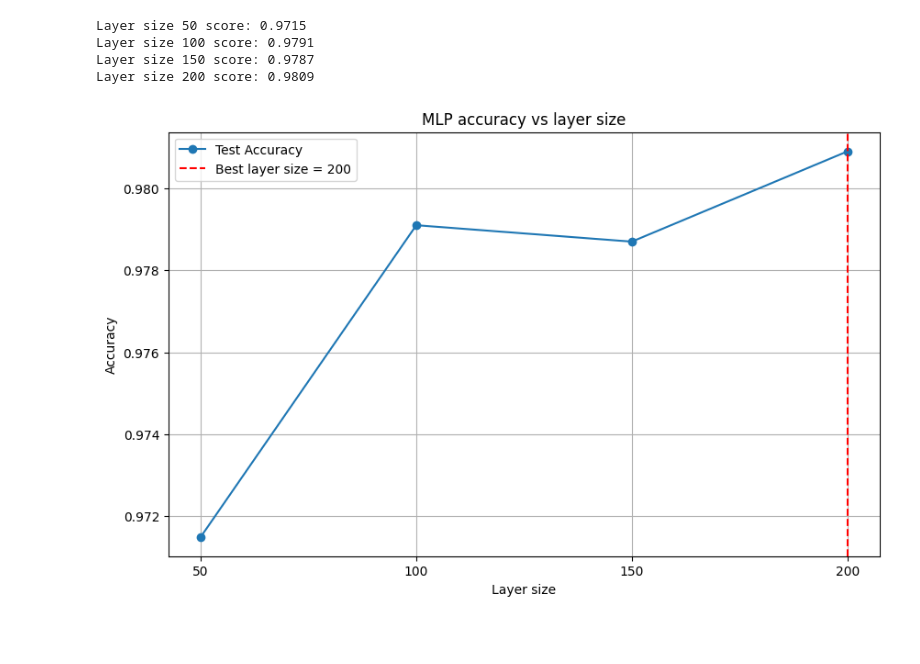
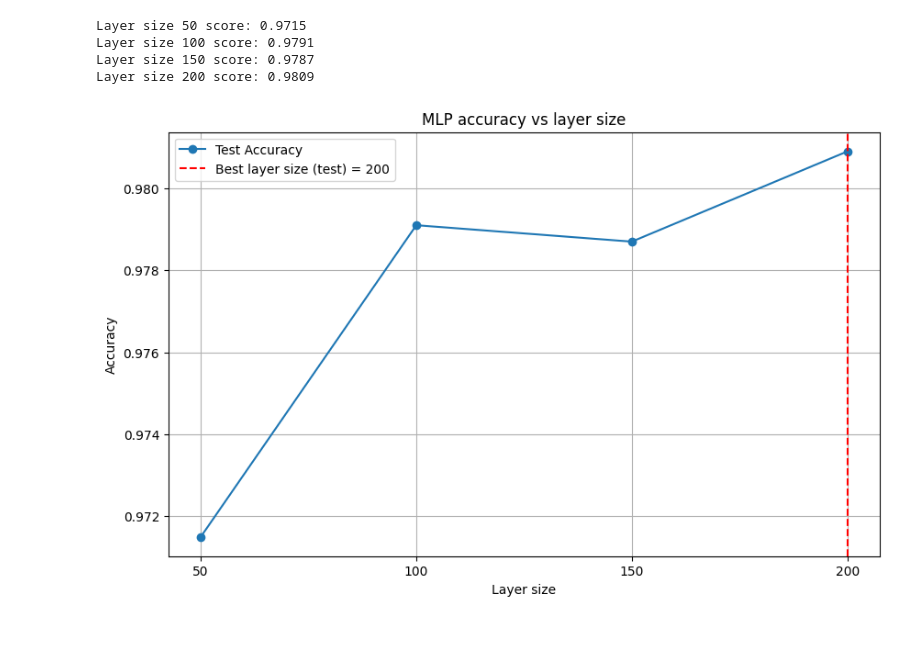
Before and after one commit to nay-deakin/sit720-data, a Jupyter notebook: NayTun225110052_Task10.2C.ipynb, the cells around one changed output. Saved outputs shown, nothing was run; the diff lists cells and outputs as text; code cells hidden in the pictures.

```diff
--- a/NayTun225110052_Task10.2C.ipynb
+++ b/NayTun225110052_Task10.2C.ipynb
@@ -72,15 +73,18 @@ weighted avg       0.98      0.98      0.98     10000
 # %%
 neurons = 100
 layers = [2,4,6,8,10]
-scores = []
+test_scores = []
+train_scores = []
 for l in layers:
     mlp_clf = MLPClassifier(
-        hidden_layer_sizes=(neurons) * l
+        hidden_layer_sizes=[neurons] * l
         ,random_state=1
         ,max_iter=300
     )
     mlp_clf.fit(x_train_1d, y_train)
     score = mlp_clf.score(x_test_1d, y_test)
-    scores.append(score)
+    test_scores.append(score)
     print (f"Layer {l} score: {score}")
+    score = mlp_clf.score(x_train_1d, y_train)
+    train_scores.append(score)
 # %% [output]
@@ -114,17 +127,20 @@ plt.show()
 # 4. From question 2, for the hidden layer set the hidden layer size as [50, 100, 150, 200], show the accuracies on the test set.
 # %%
 layer_sizes = [50, 100, 150, 200]
-scores = []
+test_scores = []
+train_scores = []
 for neurons in layer_sizes:
     mlp_clf = MLPClassifier(
-        hidden_layer_sizes=(neurons) * 1
+        hidden_layer_sizes=[neurons] * 1
         ,random_state=1
         ,max_iter=300
     )
     mlp_clf.fit(x_train_1d, y_train)
     score = mlp_clf.score(x_test_1d, y_test)
-    scores.append(score)
+    test_scores.append(score)
     print (f"Layer size {neurons} score: {score}")
+    score = mlp_clf.score(x_train_1d, y_train)
+    train_scores.append(score)
 # %% [output]
 Layer size 50 score: 0.9715
 Layer size 100 score: 0.9791
@@ -132,21 +148,22 @@ Layer size 150 score: 0.9787
 Layer size 200 score: 0.9809
 # %%
 plt.figure(figsize=(10, 6))
-plt.plot(layer_sizes, scores, label='Test Accuracy', marker='o')
+plt.plot(layer_sizes, test_scores, label='Test Accuracy', marker='o')
+#plt.plot(layer_sizes, train_scores, label='Train Accuracy', marker='x')
 plt.xlabel('Layer size')
 plt.ylabel('Accuracy')
 plt.title('MLP accuracy vs layer size')
 plt.legend()
 plt.xticks(layer_sizes)
 plt.grid(True)
 
 # Mark best layer
-best_layer_size = layer_sizes[scores.index(max(scores))]
-plt.axvline(x=best_layer_size, color='red', linestyle='--', label=f'Best layer size = {best_layer_size}')
+best_layer_size = layer_sizes[test_scores.index(max(test_scores))]
+plt.axvline(x=best_layer_size, color='red', linestyle='--', label=f'Best layer size (test) = {best_layer_size}')
 plt.legend()
 plt.show()
 # %% [output]
-[figure, old version]
+[figure, new version]
 # %% [markdown]
 #
 # %% [markdown]
```
Also changed, not shown: parts of 9 cells of this notebook.
